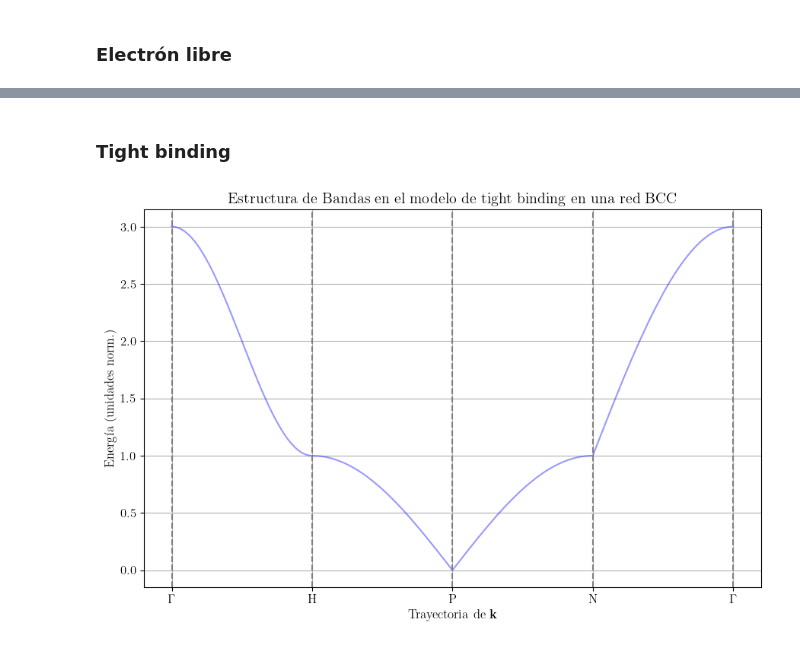
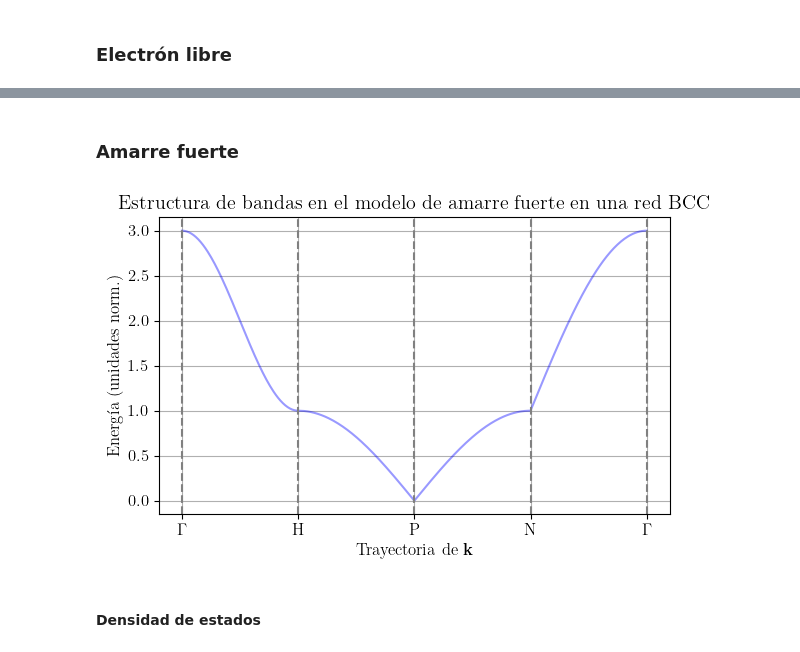
Before and after one commit to tamoaltas/FIS-COMP, a Jupyter notebook: otros/bandas.ipynb, the cells around one changed output, grey strips where cells are left out. Cells and saved outputs as stored; diff of their text form; code cells hidden in the pictures.

Commit message:
bandas - 100%

```diff
--- a/otros/bandas.ipynb
+++ b/otros/bandas.ipynb
@@ -65,7 +66,7 @@ def construir_trayectorias(k_points, num_puntos=100):
     return k_path, k_dist
 # %%
 def grapher(k_dist, bands, labels, title, doPlot=True):
-    plt.figure(figsize=(9, 6))
+    plt.figure(figsize=(6, 4))
     for band in bands:
         if doPlot:
             plt.plot(k_dist, band, 'b', alpha=0.4)
@@ -112,11 +172,13 @@ grapher(k_dist, bands, labels, "Estructura de Bandas para el electrón libre en
 # %% [markdown]
-### Tight binding
+### Amarre fuerte
 # %%
 def E_tight_binding(k, A = 0):
     return A + sum([np.cos(np.pi*k[i]) for i in range(3)])
 
 bands = [[E_tight_binding(k) for k in k_path]]
 # %%
-grapher(k_dist, bands, labels, "Estructura de Bandas en el modelo de tight binding en una red BCC", True)
+grapher(k_dist, bands, labels, "Estructura de bandas en el modelo de amarre fuerte en una red BCC", True)
 # %% [output]
-[figure, old version]
+[figure, new version]
+# %% [markdown]
+#### Densidad de estados
```
Also changed, not shown: parts of 10 cells of this notebook, 2 other files.
